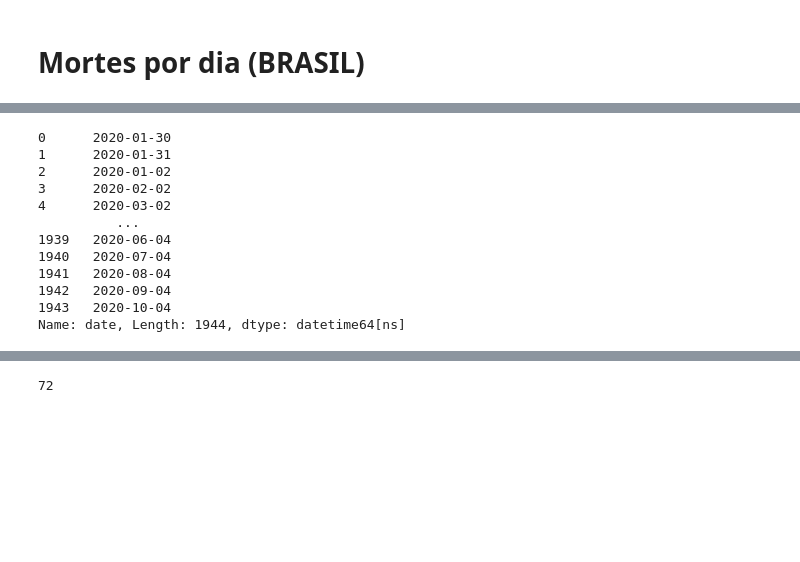
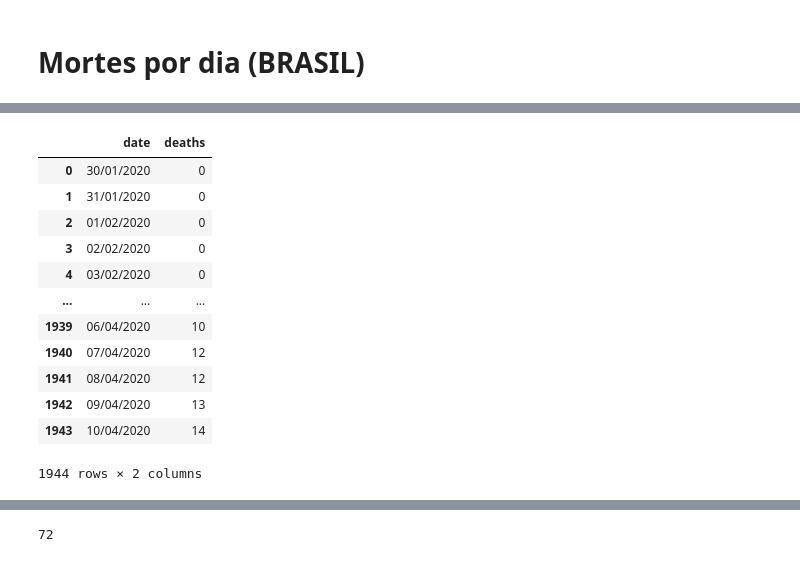
Before and after one commit to taticorrea/covid-19, a Jupyter notebook: analise_covid-19.ipynb, the cells around one changed output, grey strips where cells are left out. Saved outputs shown, nothing was run; the diff lists cells and outputs as text; code cells hidden in the pictures; blank space fills up the shorter version.

```diff
--- a/analise_covid-19.ipynb
+++ b/analise_covid-19.ipynb
@@ -31,17 +47,18 @@ microDados['date'] = microDados.date.astype('datetime64[D]')
 # %%
-microDados['date']
+microDados
 # %% [output]
+|  | date | deaths |
+| 0 | 30/01/2020 | 0 |
+| 1 | 31/01/2020 | 0 |
+| 2 | 01/02/2020 | 0 |
+| 3 | 02/02/2020 | 0 |
+| 4 | 03/02/2020 | 0 |
+| ... | ... | ... |
+| 1939 | 06/04/2020 | 10 |
+| 1940 | 07/04/2020 | 12 |
+| 1941 | 08/04/2020 | 12 |
+| 1942 | 09/04/2020 | 13 |
+| 1943 | 10/04/2020 | 14 |
-0      2020-01-30
-1      2020-01-31
-2      2020-01-02
-3      2020-02-02
-4      2020-03-02
-          ...
-1939   2020-06-04
-1940   2020-07-04
-1941   2020-08-04
-1942   2020-09-04
-1943   2020-10-04
-Name: date, Length: 1944, dtype: datetime64[ns]
+1944 rows × 2 columns
 # %%
 dados = microDados.groupby('date').sum()
```
Also changed, not shown: parts of 8 cells of this notebook, 1 other file.
